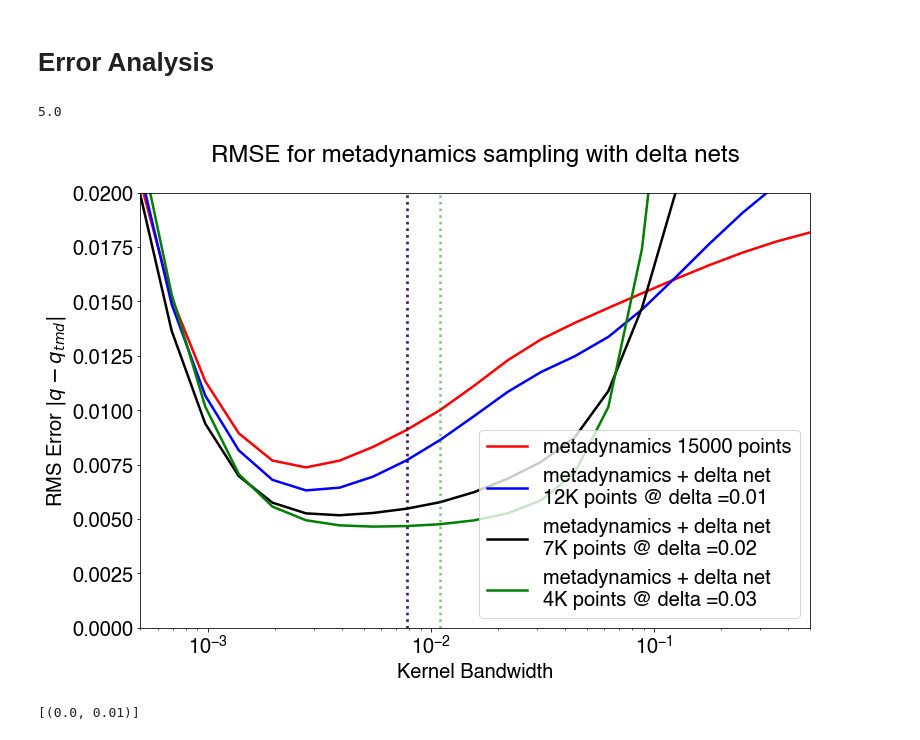
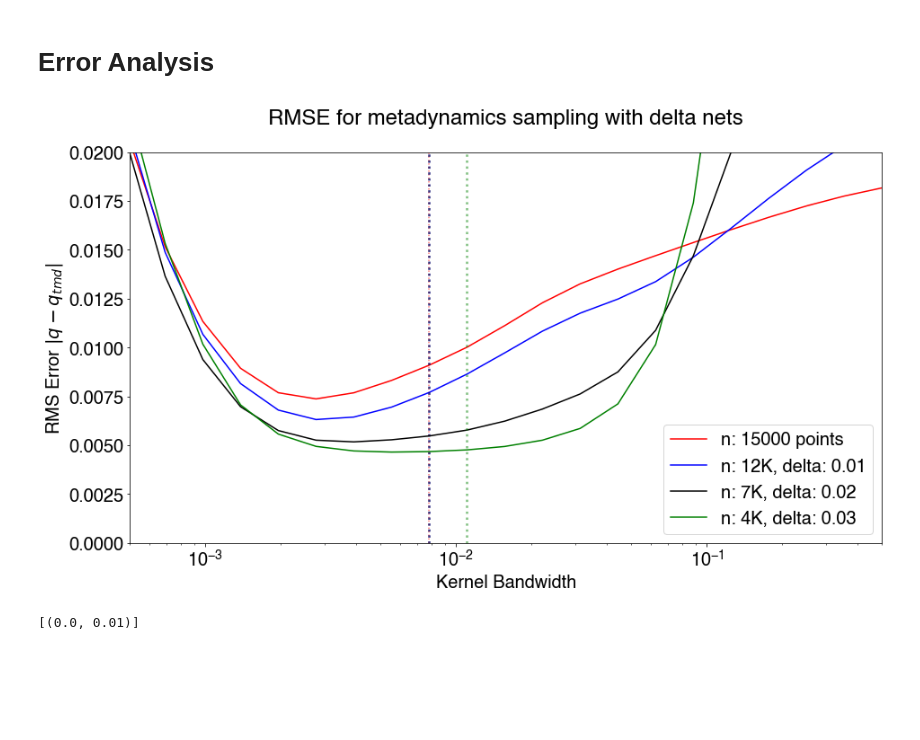
Before and after one commit to ShashankSule/TMDmaps, a Jupyter notebook: Twowell/Error_analysis_twowell.ipynb, the cells around one changed output. Drawn from its saved outputs; the diff is of its cells as text; code cells hidden in the pictures; blank space fills up the shorter version.

Commit message:
new plots
all push

```diff
--- a/Twowell/Error_analysis_twowell.ipynb
+++ b/Twowell/Error_analysis_twowell.ipynb
@@ -162,10 +162,6 @@ num_idx = eps_vals.shape[0]
 num_delta = delta_vals.shape[0]
 # num_knn = knn_vals.shape[0]
 num_vbdry = vbdry_vals.shape[0]
-# %%
-5000/1e3
-# %% [output]
-5.0
 # %%
 # plot dependence on delta net for gibbs data
 
@@ -201,7 +197,7 @@ num_vbdry = vbdry_vals.shape[0]
 
 # plot dependence on delta net for metadynamics data
 colors_FEM = iter(plt.cm.jet(np.linspace(0,1,num_delta)))
-fig, ax3 = plt.subplots(figsize = (12,8))
+fig, ax3 = plt.subplots(figsize = (15,8))
 colors_FEM = iter(["Red", "Blue", "Black", "Green", "Purple"])
 ax3.set(xscale = "log")
 for i in range(4):
@@ -211,43 +207,44 @@ for i in range(4):
         ax3.plot(eps_vals[1:], err_metad_long_FEM_TMD[1:, i,-1,-1],
                  # marker = 'o',
                  color = color,
-                 lw = 2.5,
+                 lw = 1.5,
                  # label = str(round(N_metad[1,i,-1,-1])) + " points"
-                 label = "metadynamics" + " " + str(round(N_metad[1,i,-1,-1])) + " points")
+                 label = "n: " + str(round(N_metad[1,i,-1,-1])) + " points")
         ax3.axvline(x = eps_vals[np.argmax(k_metad[:,0,-1,-1])], linestyle = 'dotted',\
-                    lw = 2.5, alpha=0.5, color = color)
+                    lw = 1.5, alpha=0.5, color = color)
         k = k_metad[:,i,-1,-1]
         n = len(k[(k/max(k)) >= 0.9])
         # ax3.axvline(x = eps_vals[np.argmax(k_metad[:,i,-1,-1])], lw = n*10, color = color, alpha=0.1)
       else:
         color = next(colors_FEM)
         ax3.plot(eps_vals[1:], err_metad_long_FEM_TMD[1:, i,-1,-1],
                  # marker = 'o',
                  color = color,
                  # linestyle = 'dashed',
-                 lw = 2.5,
+                 lw = 1.5,
                  # label = str(round(N_metad[1,i,-1,-1])) + " points \n@ delta =" + str(round(delta_vals[i],2))
-                 label = "metadynamics + delta net \n"+str(round(N_metad[1,i,-1,-1]/1e3)) + "K points @ delta =" + str(round(delta_vals[i],2)))
+                 # label = "metadynamics + delta net \n"+str(round(N_metad[1,i,-1,-1]/1e3)) + "K points @ delta =" + str(round(delta_vals[i],2)),
+                 label = "n: "+str(round(N_metad[1,i,-1,-1]/1e3)) + "K, delta: " + str(round(delta_vals[i],2)))
         ax3.axvline(x = eps_vals[np.argmax(k_metad[:,i,-1,-1])], linestyle = 'dotted',\
                     alpha = 0.5, lw = 2.5, color = color)
         k = k_metad[:,i,-1,-1]
         n = len(k[(k/max(k)) >= 0.9])
         # ax3.axvline(x = eps_vals[np.argmax(k_metad[:,i,-1,-1])], lw = n*10, color = color, alpha=0.1)
 # ax3.legend(bbox_to_anchor=(0.80, 0.43))
 ax3.legend(loc='best')
 # ax3.set(ylim = (0.0,0.06), title = "Errors on metadynamics density \n(Two Well)", ylabel = "RMS Error $||q_{tmd} - q||$",
 #        xlabel = "Kernel Bandwidth $\epsilon$");
 # ax3.set(title = "RMSE for metadynamics sampling with delta nets\n")
 # ax3.set(ylabel = "RMS Error $\|q-q_{tmd}\|$", xlabel = "Kernel Bandwidth");
 ax3.set(ylim = (0.0,0.02),
         xlim = (0.5*1e-3, 5*1e-1),
         title = "RMSE for metadynamics sampling with delta nets\n",
         # title = "Improve accuracy and stability!"
         ylabel = "RMS Error $|q - q_{tmd}|$",
         xlabel = "Kernel Bandwidth");
 plt.savefig("q_errors_metadynamics.pdf", bbox_inches="tight")
 # %% [output]
-[figure, old version]
+[figure, new version]
 # %%
 # # plot dependence on delta net for gibbs data
 # colors_FEM = iter(plt.cm.viridis(np.linspace(0,1,num_delta)))
```
Also changed, not shown: parts of 1 cell of this notebook, 34 other files.
